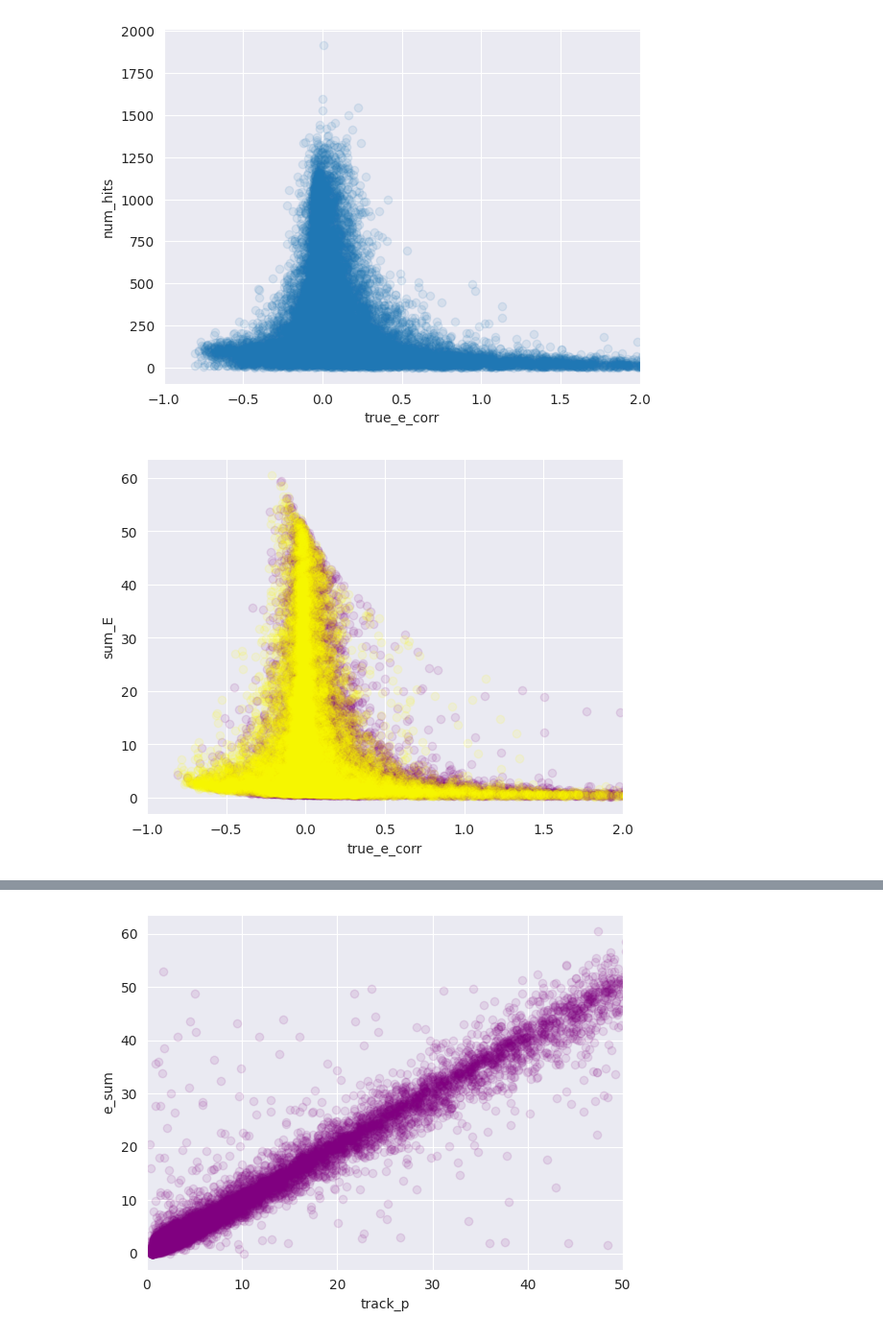
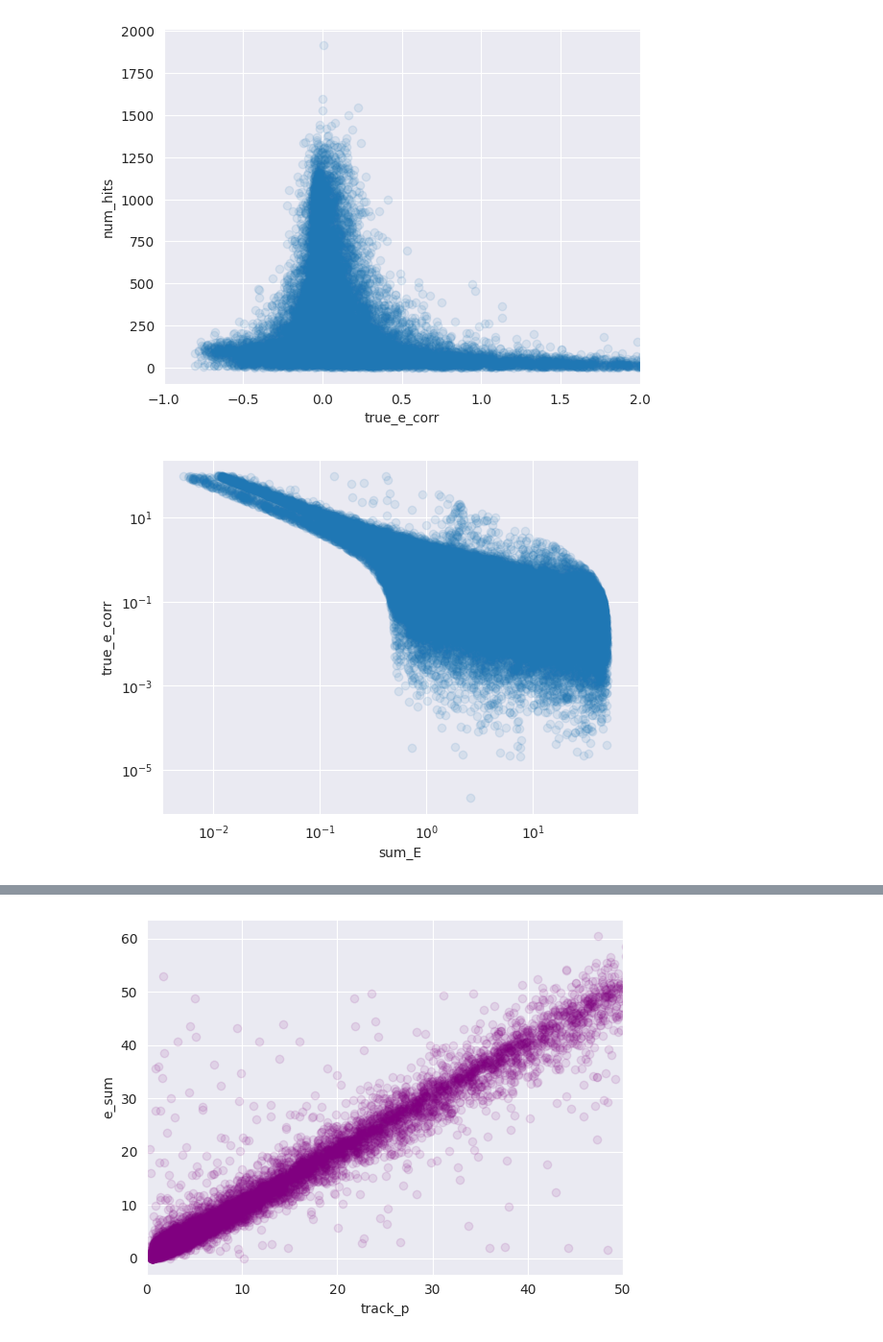
Before and after one commit to selvaggi/mlpf, a Jupyter notebook: notebooks/7_clustering_features_GT_clusters.ipynb, the cells around one changed output, grey strips where cells are left out. Shown at 96% size. Drawn from its saved outputs; the diff is of its cells as text; code cells hidden in the pictures.

```diff
--- a/notebooks/7_clustering_features_GT_clusters.ipynb
+++ b/notebooks/7_clustering_features_GT_clusters.ipynb
@@ -83,18 +83,23 @@ plt.show()
 # %%
 # scatterplot of data["true_e_corr_factor"] and data["num_hits"]
 no_tracks_idx = data["num_tracks"] == 0
 tracks_idx = data["num_tracks"] == 1
 
 # the same code as below but with no_tracks_idx
 
-plt.scatter(data["true_e_corr"][no_tracks_idx], data["sum_e"][no_tracks_idx], alpha=0.1, color="purple")
-plt.scatter(data["true_e_corr"][tracks_idx], data["sum_e"][tracks_idx], alpha=0.1, color="yellow")
-plt.xlabel("true_e_corr")
-plt.xlim([-1, 2])
-plt.ylabel("sum_E")
+#plt.scatter(data["true_e_corr"][no_tracks_idx], data["sum_e"][no_tracks_idx], alpha=0.1, color="purple")
+#plt.scatter(data["true_e_corr"][tracks_idx], data["sum_e"][tracks_idx], alpha=0.1, color="yellow")
+sum_e = r["x"][:, 6].cpu().numpy()
+#plt.scatter(sum_e, r["true_e_corr"], alpha=0.1)
+plt.scatter(sum_e, r["true_e_corr"] , alpha=0.1)
+plt.ylabel("true_e_corr")
+#plt.xlim([-1, 2])
+plt.xscale("log")
+plt.yscale("log")
+plt.xlabel("sum_E")
 plt.show()
 # %% [output]
-[figure, old version]
+[figure, new version]
 # %%
 # scatterplot of data["true_e_corr_factor"] and data["num_hits"]
 no_tracks_idx = data["num_tracks"] == 0
```
Also changed, not shown: parts of 4 cells of this notebook, 1 other file.
